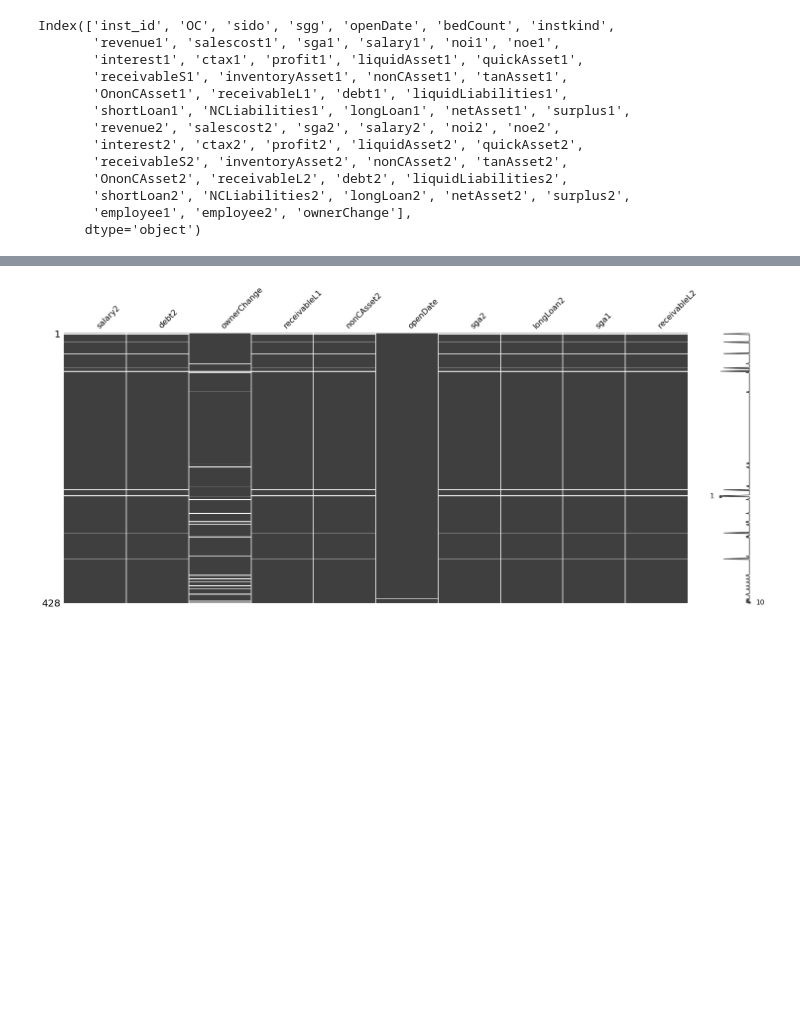
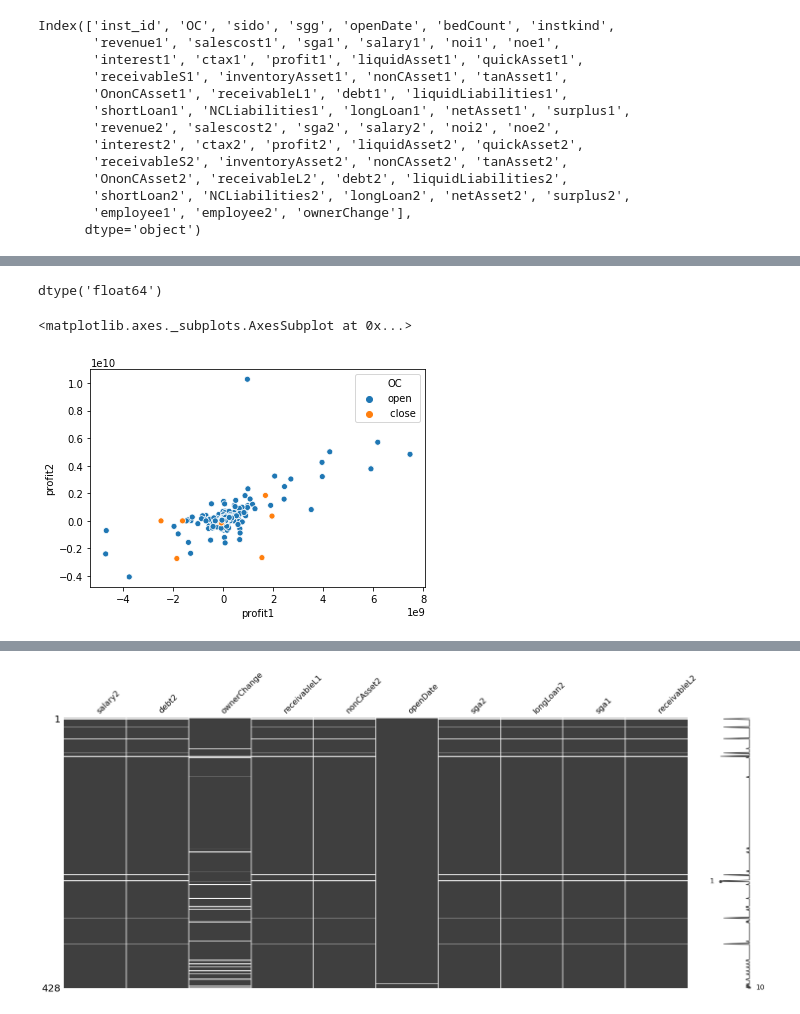
Before and after one commit to gon2gon2/first, a Jupyter notebook: hospital/baseline.ipynb, the cells around one changed output, grey strips where cells are left out. Drawn from its saved outputs; the diff is of its cells as text; code cells hidden in the pictures; blank space fills up the shorter version.

```diff
--- a/hospital/baseline.ipynb
+++ b/hospital/baseline.ipynb
@@ -176,0 +188,9 @@ Index(['inst_id', 'OC', 'sido', 'sgg', 'openDate', 'bedCount', 'instkind',
+# %%
+train['employee1'][1].dtype
+# %% [output]
+dtype('float64')
+# %%
+sns.scatterplot(x='profit1',y='profit2',hue='OC',data=train)
+# %% [output]
+<matplotlib.axes._subplots.AxesSubplot at 0x...>
+[figure, added]
```
Also changed, not shown: parts of 27 cells of this notebook, 2 other files.
